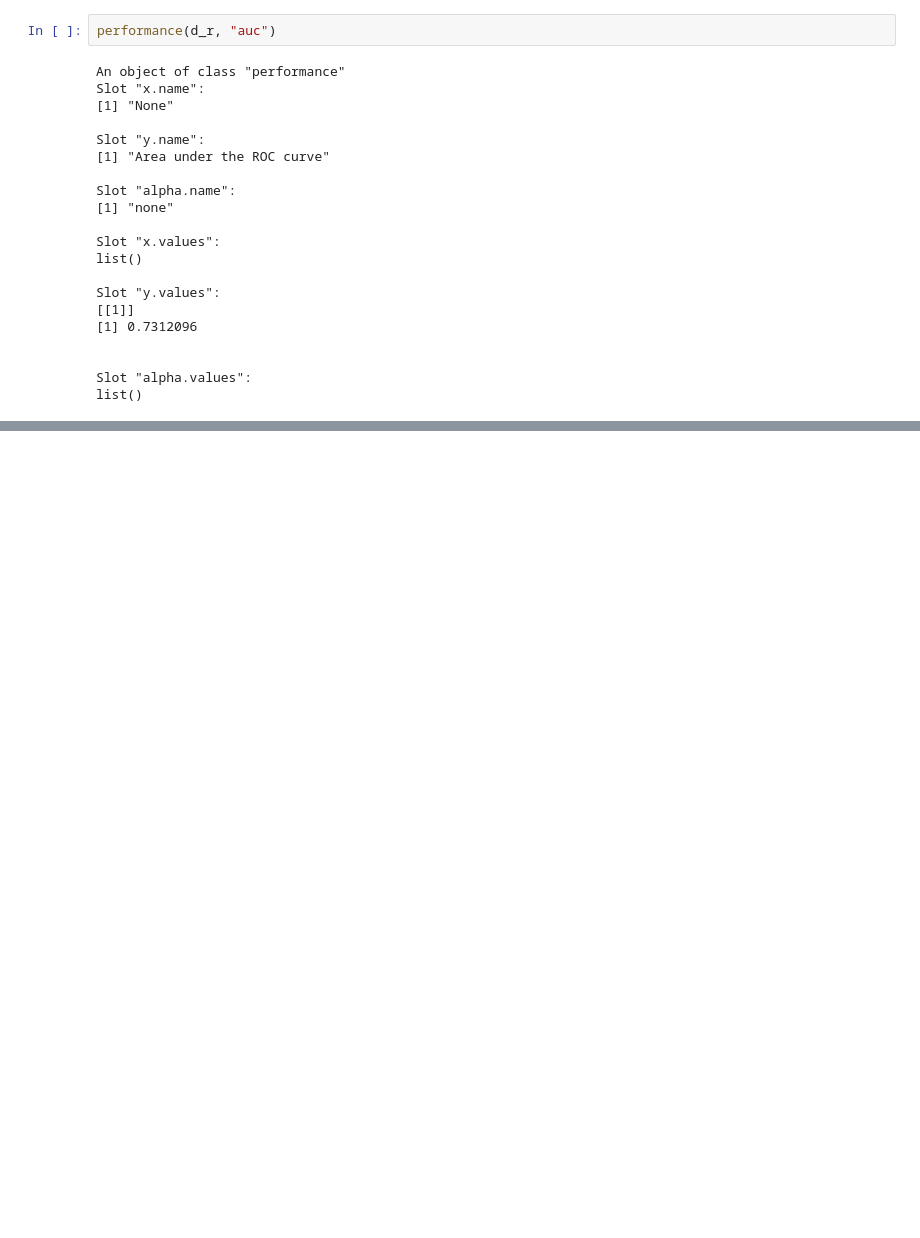
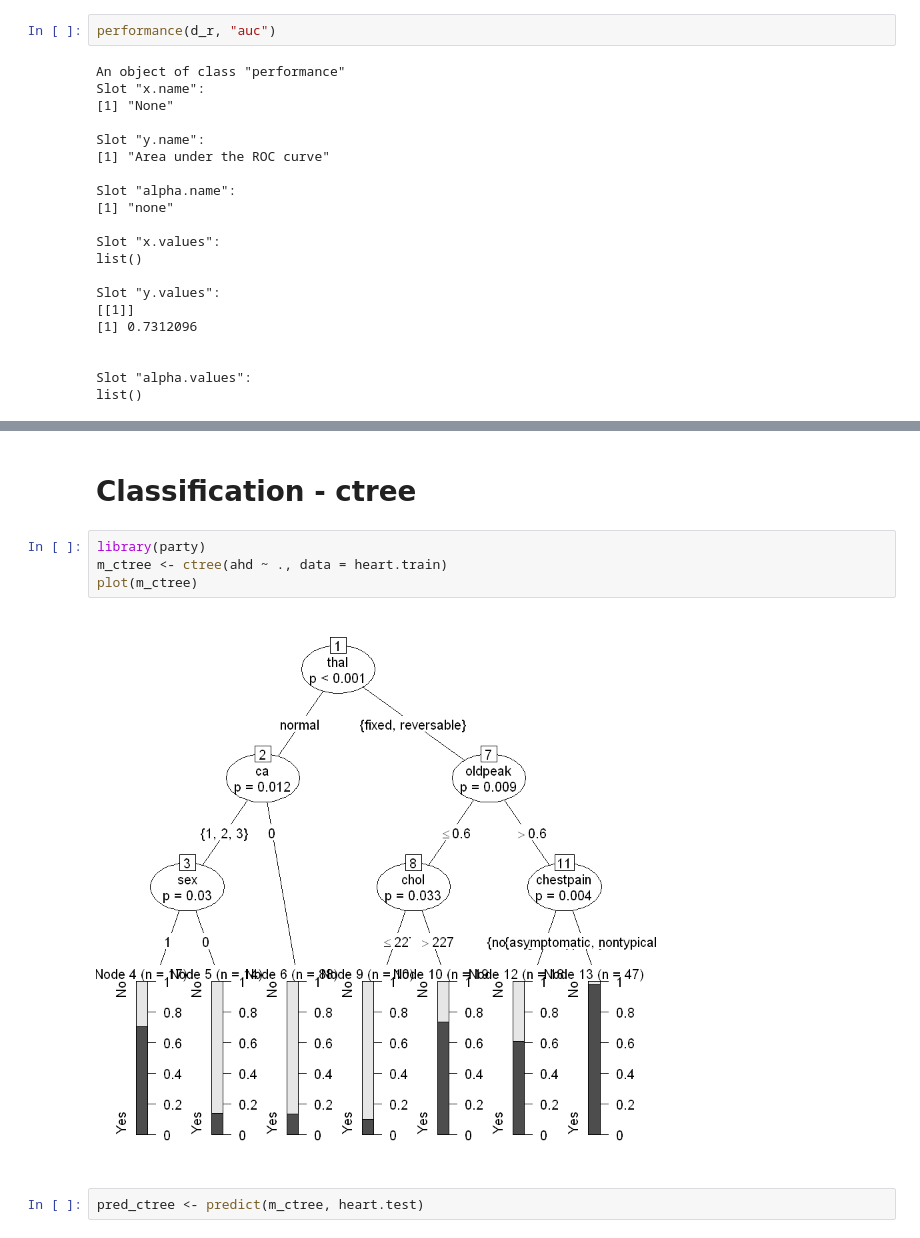
Before and after one commit to leejungmu/first-repository, a Jupyter notebook: classification.ipynb, the cells around one changed output, grey strips where cells are left out. Drawn from its saved outputs; the diff is of its cells as text; blank space fills up the shorter version.

```diff
--- a/classification.ipynb
+++ b/classification.ipynb
@@ -274,0 +269,10 @@ list()
+# %% [markdown]
+# Classification - ctree
+# %%
+library(party)
+m_ctree <- ctree(ahd ~ ., data = heart.train)
+plot(m_ctree)
+# %% [output]
+[figure, added]
+# %%
+pred_ctree <- predict(m_ctree, heart.test)
```
Also changed, not shown: parts of 16 cells of this notebook.
